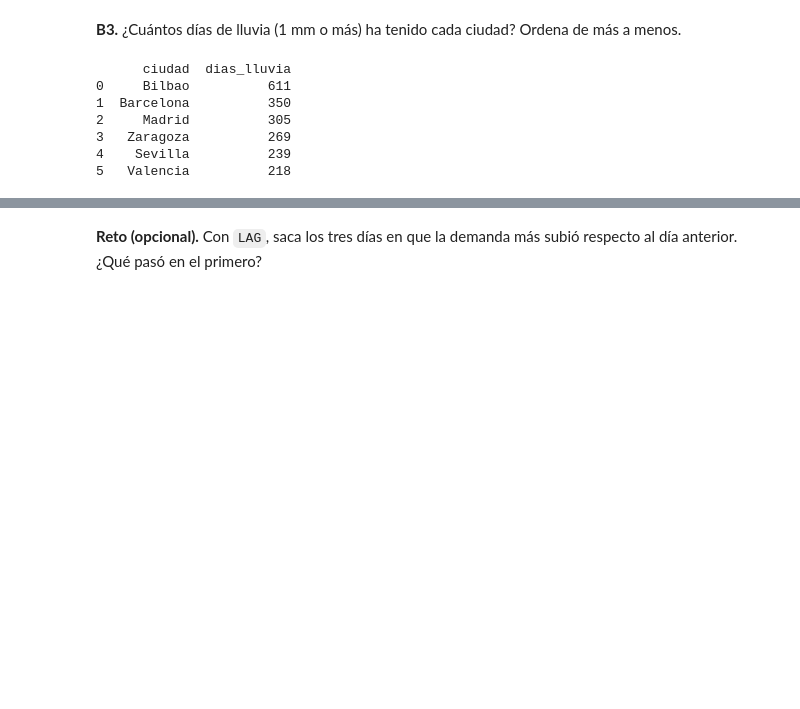
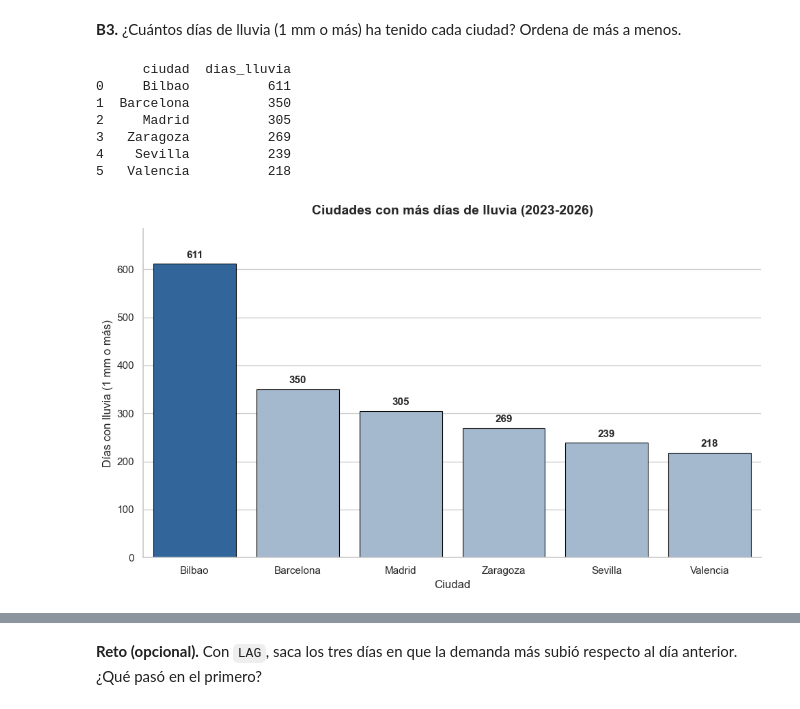
Before and after one commit to fabiolaalt/Proyecto_Consumo_Electricidad, a Jupyter notebook: Notebooks/Prueba_individual_plantilla 1.ipynb, the cells around one changed output, grey strips where cells are left out. Cells and saved outputs as stored; diff of their text form; code cells hidden in the pictures; blank space fills up the shorter version.

```diff
--- a/Notebooks/Prueba_individual_plantilla 1.ipynb
+++ b/Notebooks/Prueba_individual_plantilla 1.ipynb
@@ -443,26 +822,56 @@ print(df_solar)
 # %% [markdown]
 **B3.** ¿Cuántos días de lluvia (1 mm o más) ha tenido cada ciudad? Ordena de más a menos.
 # %%
-con = sqlite3.connect(rutabbdd)
+conexion = sqlite3.connect(rutabbdd)
 
 consulta = """
 SELECT ciudad,
        COUNT(*) AS dias_lluvia
 FROM tiempo
 WHERE lluvia_mm >= 1
 GROUP BY ciudad
 ORDER BY dias_lluvia DESC;
 """
 
-df_lluvia = pd.read_sql(consulta, con)
-con.close()
+df_lluvia = pd.read_sql(consulta, conexion)
+conexion.close()
 
 print(df_lluvia)
+
+
+# Gráfico de barras (ya vienen ordenadas de más a menos lluvia)
+sns.set_theme(style="whitegrid")
+fig, ax = plt.subplots(figsize=(10, 6))
+
+colores = ["#2166AC"] + ["#9DB7D5"] * (len(df_lluvia) - 1)       # destaca la ciudad con más días
+sns.barplot(data=df_lluvia, x="ciudad", y="dias_lluvia", hue="ciudad",
+            palette=dict(zip(df_lluvia["ciudad"], colores)), legend=False,
+            edgecolor="black", linewidth=0.8, ax=ax)
+
+# Valor encima de cada barra
+for contenedor in ax.containers:
+    ax.bar_label(contenedor, fmt="%d", padding=4, fontsize=11, fontweight="bold")
+
+mas = df_lluvia.iloc[0]
+menos = df_lluvia.iloc[-1]
+ax.set_title(
+    "Ciudades con más días de lluvia (2023-2026)",
+    fontsize=14,
+    fontweight="bold",
+    loc="center",
+    pad=15)
+ax.set_xlabel("Ciudad", fontsize=12)
+ax.set_ylabel("Días con lluvia (1 mm o más)", fontsize=12)
+ax.set_ylim(0, df_lluvia["dias_lluvia"].max() * 1.12)
+sns.despine()
+plt.tight_layout()
+plt.show()
 # %% [output]
       ciudad  dias_lluvia
 0     Bilbao          611
 1  Barcelona          350
 2     Madrid          305
 3   Zaragoza          269
 4    Sevilla          239
 5   Valencia          218
+[figure, added]
```
Also changed, not shown: parts of 17 cells of this notebook.
